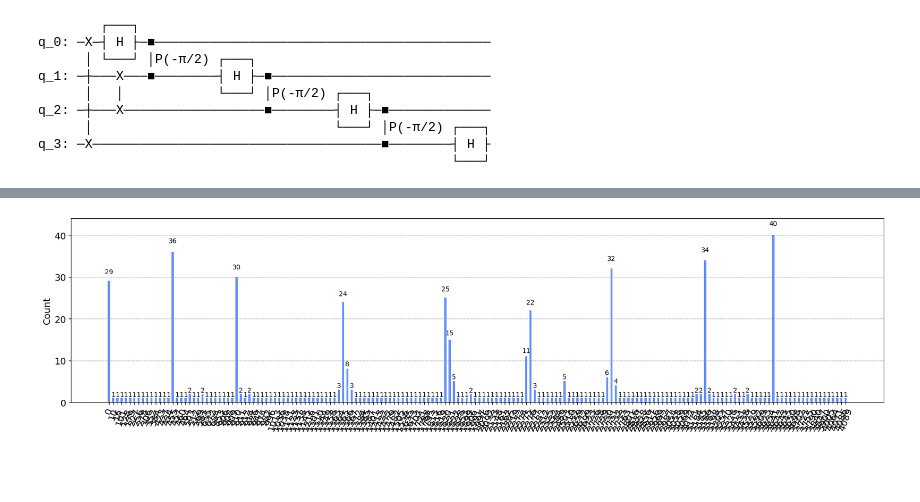
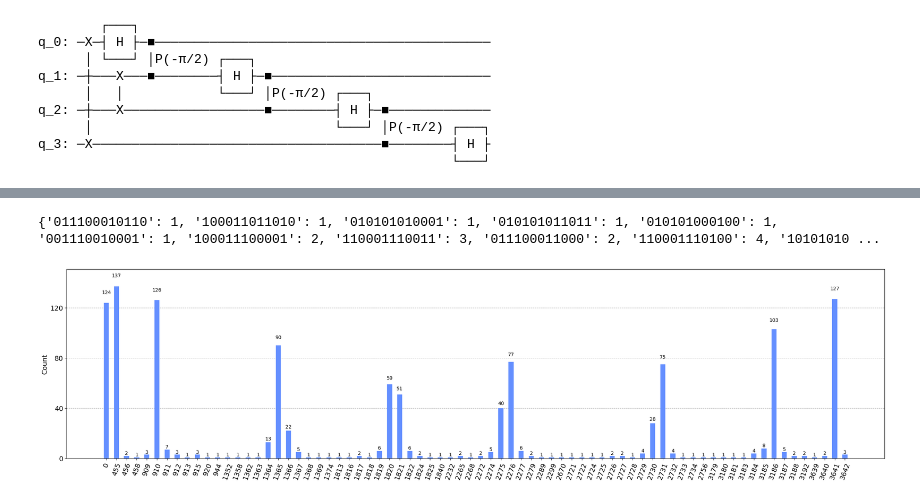
Before and after one commit to Siytta/bachelorarbeit, a Jupyter notebook: Shor_correct_order/AQFT_Test.ipynb, the cells around one changed output, grey strips where cells are left out. Cells and saved outputs as stored; diff of their text form; code cells hidden in the pictures; blank space fills up the shorter version.

Commit message:
Update iterative QFT

```diff
--- a/Shor_correct_order/AQFT_Test.ipynb
+++ b/Shor_correct_order/AQFT_Test.ipynb
@@ -276,7 +276,7 @@ def cmult_gate(x_bits_amount: int,a_bin: list[int],N_bin: list[int]) -> qiskit.c
     cmult_gate.name = "cmult " + str(a_dez) + " Mod " + str(N_dez)
     return cmult_gate
 # %%
-def inv_cmult_gate(x_bits_amount: int,a_bin: list[int],N_bin: list[int]) -> qiskit.circuit.gate:
+def inv_cmult_gate(x_bits_amount: int,a_bin: list[int],N_bin: list[int], m : int) -> qiskit.circuit.gate:
     """Returns the controlled multiplier gate.
     The gate requiers 1 + x_bits_amount + len(a_bit) + 1
     The first Qubit is the controll qubit. The second x_bits_amount Qubits are for the Qubits of the (number) x. The a_bit should be the equal lenght of the b input qubits. The last Qubits is the ancillary Gate of the underlaying modular_adder_gates
@@ -291,7 +291,7 @@ def inv_cmult_gate(x_bits_amount: int,a_bin: list[int],N_bin: list[int]) -> qisk
 
     Returns: controlled multiplier gate
     """
-    inv_cmult_gate = cmult_gate(x_bits_amount,a_bin,N_bin).inverse()
+    inv_cmult_gate = cmult_gate(x_bits_amount,a_bin,N_bin, m = m).inverse()
     inv_cmult_gate.name = "inv cmult " + str(binToDez(a_bin)) + " Mod " + str(binToDez(N_bin))
     return inv_cmult_gate
 # %%
@@ -338,7 +338,7 @@ plot_histogram(counts)
 # %% [markdown]
 ![image.png](resources/ua.img)
 # %%
-def U_gate(x_bits_amount: int,a_bin: list[int],N_bin: list[int]) -> qiskit.circuit.gate:
+def U_gate(x_bits_amount: int,a_bin: list[int],N_bin: list[int], m : int) -> qiskit.circuit.gate:
     """Returns the U_a_gate.
 
     Qubits:
@@ -363,11 +363,11 @@ def U_gate(x_bits_amount: int,a_bin: list[int],N_bin: list[int]) -> qiskit.circu
     cond_qbit = [1 + x_bits_amount + len(a_bin)]
     full_range = c_qbit + x_qbits + b_qbits + cond_qbit
     U_a_gate = qiskit.QuantumCircuit(len(full_range))
-    U_a_gate.append(cmult_gate(x_bits_amount,a_bin ,N_bin), full_range)
+    U_a_gate.append(cmult_gate(x_bits_amount,a_bin ,N_bin, m = m), full_range)
     for i in (range(x_bits_amount)):
         U_a_gate.cswap(c_qbit,x_qbits[i],b_qbits[i])
     a_inv_bin = dezToBin(gcd(binToDez(a_bin),binToDez(N_bin)),len(a_bin))
-    U_a_gate.append(inv_cmult_gate(x_bits_amount,a_inv_bin ,N_bin), full_range)
+    U_a_gate.append(inv_cmult_gate(x_bits_amount,a_inv_bin ,N_bin, m = m), full_range)
     U_a_gate = U_a_gate.to_gate()
     U_a_gate.name = "  U_" + str(binToDez(a_bin))
     return U_a_gate
@@ -628,16 +628,15 @@ def calculate_primfactors_Shor(N, sequential = False):
                 print("retry ")
                 continue
 # %%
-def iterative_QFT(target: int, qc ,k: range, controlling_qubit: int, m = -1):
+def iterative_QFT(target: int, qc ,k: range, controlling_qubit: int, m: int):
     if target != 0:
         for i in list(reversed(range(target))):
-            if m!= -1 and i+1>m:
+            if (not m == -1) and i+1>m:
                 continue
             qc.p((-pi/(2**(i+1))),controlling_qubit).c_if(k[target - (i+1)],1)
     qc.h(controlling_qubit)
 # %%
-def Shor_sequential(a: int, N: int,number_shots: int = 1000, backend: str = 'aer_simulator'):
-    print("3")
+def Shor_sequential(a: int, N: int,m : int = -1,number_shots: int = 1000, backend: str = 'aer_simulator'):
     n = N.bit_length()
     controlling_qubit = 0
     ev_qbits  = range(1, 2*n+3)
@@ -646,8 +645,8 @@ def Shor_sequential(a: int, N: int,number_shots: int = 1000, backend: str = 'aer
     qc.x(1)
     for target in k:
         qc.h(0)
-        qc.append(U_gate(n,dezToBin(mod_exp(a, 2**(len(k) - target - 1), N),n+1),dezToBin(N,n+1)),[0] + list(ev_qbits))
-        iterative_QFT(target,qc,k,controlling_qubit, m = 3)
+        qc.append(U_gate(n,dezToBin(mod_exp(a, 2**(len(k) - target - 1), N),n+1),dezToBin(N,n+1), m = m),[0] + list(ev_qbits))
+        iterative_QFT(target,qc,k,controlling_qubit, m = m)
         qc.measure(controlling_qubit,k[target])
         qc.x(0).c_if(k[target],1)
     simulator = qiskit.Aer.get_backend(backend)
@@ -1210,5 +1187,9 @@ plot_histogram(binary_to_decimal_in_dict(xx),figsize =(22,5))
+# %%
+print(xey)
+# %% [output]
+{'011100010110': 1, '100011011010': 1, '010101010001': 1, '010101011011': 1, '010101000100': 1, '001110010001': 1, '100011100001': 2, '110001110011': 3, '011100011000': 2, '110001110100': 4, '10101010 ...
 # %%
-xy = Shor_sequential(43,57,number_shots = 500)
-plot_histogram(binary_to_decimal_in_dict(xx),figsize =(22,5))
+xz = Shor_sequential(43,57,number_shots = 1200, m = 20)
+plot_histogram(binary_to_decimal_in_dict(xz),figsize =(30,7))
 # %% [output]
-[figure, old version]
+[figure, new version]
```
Also changed, not shown: parts of 22 cells of this notebook, 1 other file.
